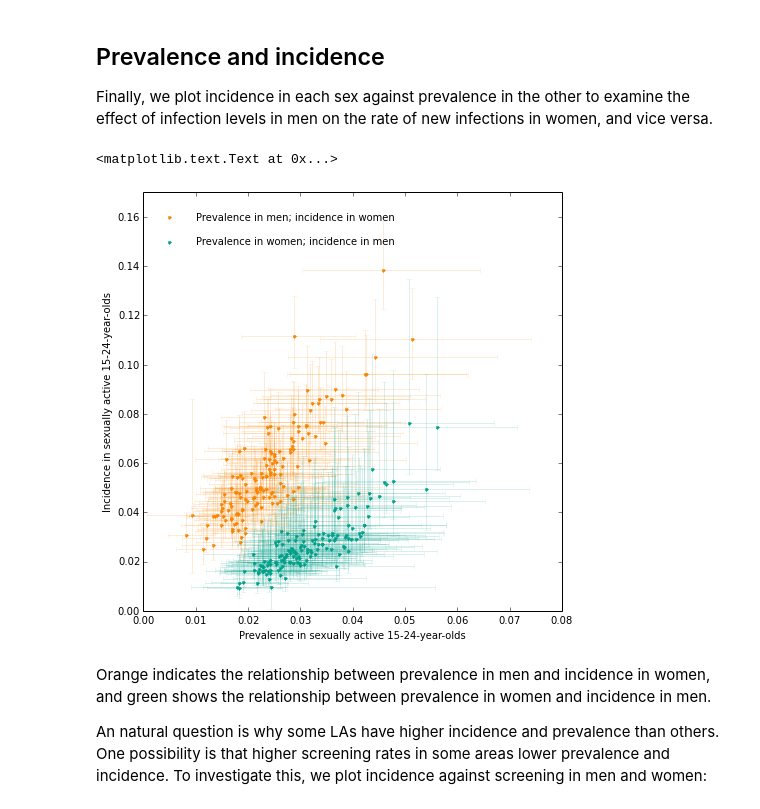
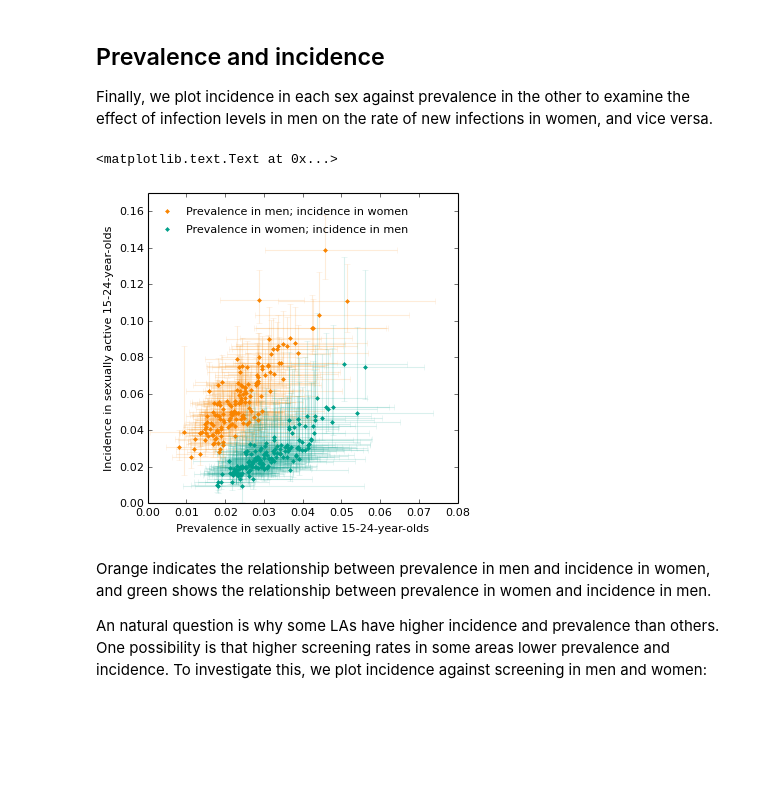
Before and after one commit to joanna-lewis/ct_surveillance, a Jupyter notebook: local_authorities/local_authorities.ipynb, the cells around one changed output. Saved outputs shown, nothing was run; the diff lists cells and outputs as text; code cells hidden in the pictures; blank space fills up the shorter version.

Commit message:
Re-run to get Figures for resubmission.

```diff
--- a/local_authorities/local_authorities.ipynb
+++ b/local_authorities/local_authorities.ipynb
@@ -797,28 +797,30 @@ This time one column represents one LA, ordered by median sampled prevalence (lo
 Finally, we plot incidence in each sex against prevalence in the other to examine the effect of infection levels in men on the rate of new infections in women, and vice versa.
 # %%
 # Figure 10
+#plt.rc("savefig", dpi=2300) # for high-resolution version
+plt.rc("savefig", dpi=80)
 
-fig = plt.figure(figsize = (7.5,7.5))
+fig = plt.figure(figsize = (5,5), dpi=2300)
 ax1 = fig.add_subplot(111)
 
 # add to plot
 ax1.plot(percentile(prev_m_la, 50, 0), percentile(inc_f_la, 50, 0), '.', color='#F98400')
 ax1.plot(percentile(prev_f_la, 50, 0), percentile(inc_m_la, 50, 0), '.', color='#00A08A')
 plt_ppc(ax1, prev_m_la, inc_f_la, 0, 95, '#F98400', alpha=0.15)
 plt_ppc(ax1, prev_f_la, inc_m_la, 0, 95, '#00A08A', alpha=0.15)
 
 ax1.set_xlim([0,0.08]); ax1.set_ylim([0,0.17])
 
 ax1.set_xlabel('Prevalence in sexually active 15-24-year-olds');
 ax1.set_ylabel('Incidence in sexually active 15-24-year-olds');
 
 ax1.plot(0.005, 0.16, '.', c='#F98400')
 ax1.text(0.01, 0.16, 'Prevalence in men; incidence in women', va='center')
 ax1.plot(0.005, 0.15, '.', c='#00A08A')
 ax1.text(0.01, 0.15, 'Prevalence in women; incidence in men', va='center')
 # %% [output]
 <matplotlib.text.Text at 0x...>
-[figure, old version]
+[figure, new version]
 # %% [markdown]
 Orange indicates the relationship between prevalence in men and incidence in women, and green shows the relationship between prevalence in women and incidence in men.
 
```
Also changed, not shown: parts of 5 cells of this notebook, 19 other files.
